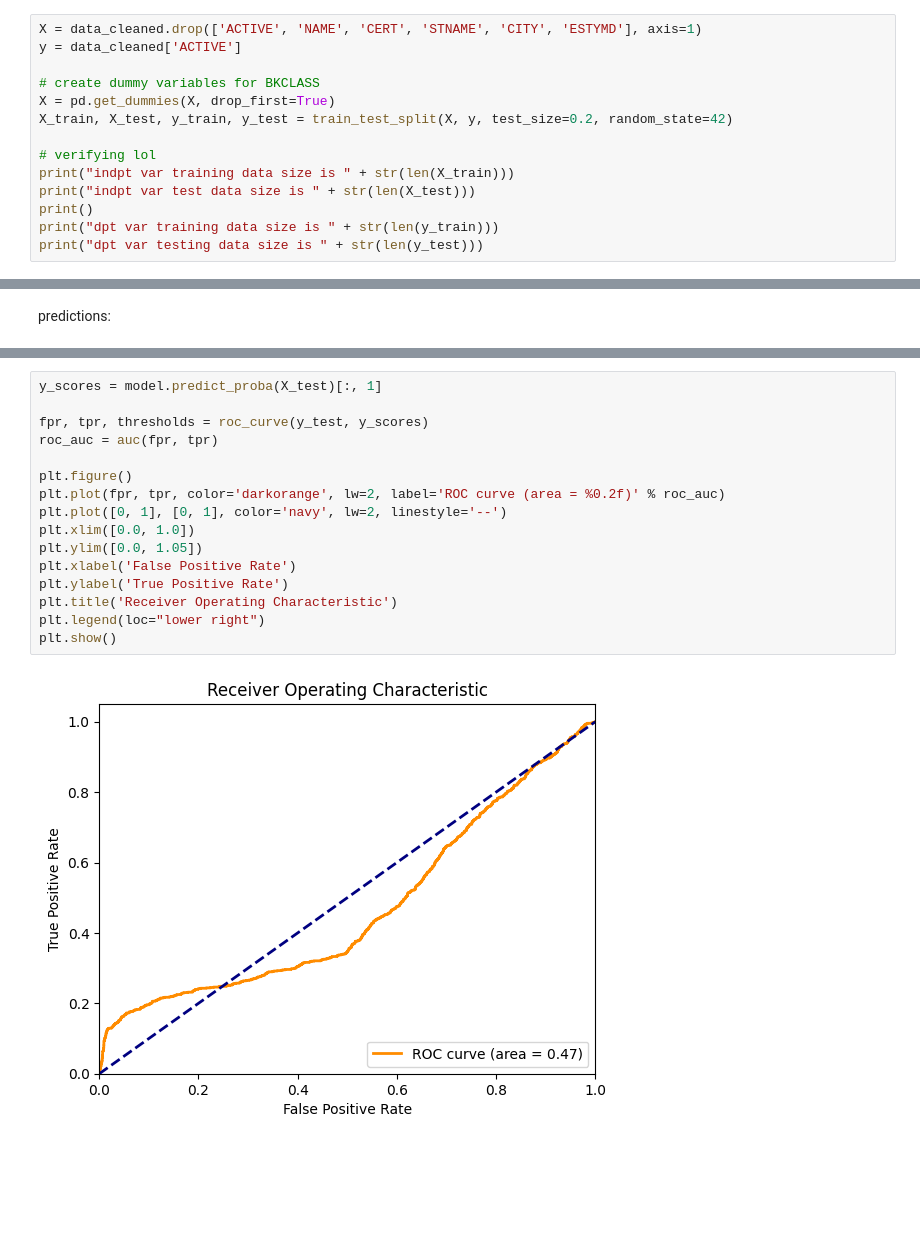
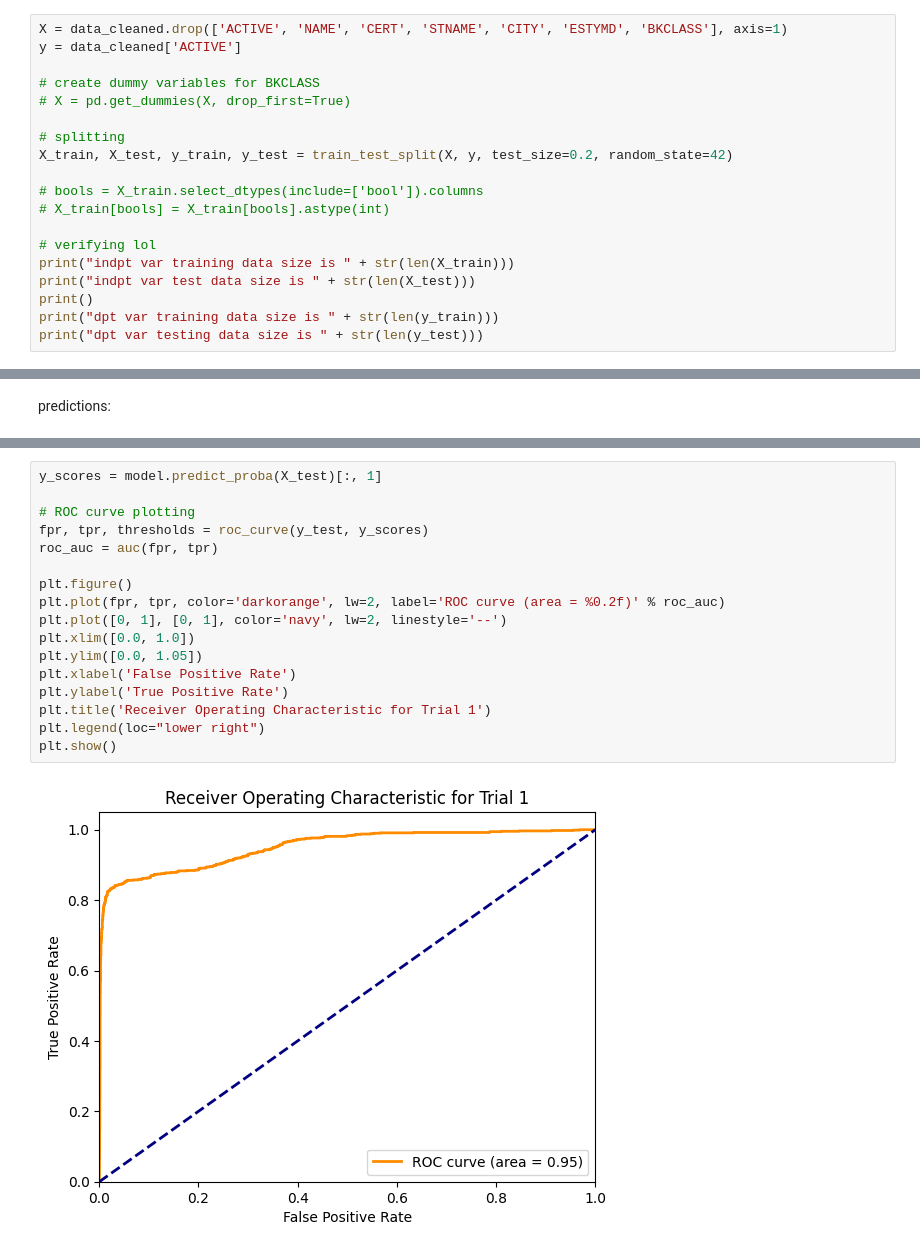
Before and after one commit to layadang/cs-365-bank-failures, a Jupyter notebook: main.ipynb, the cells around one changed output, grey strips where cells are left out. Drawn from its saved outputs; the diff is of its cells as text; blank space fills up the shorter version.

Commit message:
improved model after dropping bkclass

```diff
--- a/main.ipynb
+++ b/main.ipynb
@@ -115,12 +113,17 @@ graph2 = data_drop_asset.plot.scatter(x="NETINC", y="ASSET", c=colors_new)
 # %% [markdown]
 Set X independent variables and y dependent variable, create test and train sets:
 # %%
-X = data_cleaned.drop(['ACTIVE', 'NAME', 'CERT', 'STNAME', 'CITY', 'ESTYMD'], axis=1)
+X = data_cleaned.drop(['ACTIVE', 'NAME', 'CERT', 'STNAME', 'CITY', 'ESTYMD', 'BKCLASS'], axis=1)
 y = data_cleaned['ACTIVE']
 
 # create dummy variables for BKCLASS
-X = pd.get_dummies(X, drop_first=True)
+# X = pd.get_dummies(X, drop_first=True)
+
+# splitting
 X_train, X_test, y_train, y_test = train_test_split(X, y, test_size=0.2, random_state=42)
+
+# bools = X_train.select_dtypes(include=['bool']).columns
+# X_train[bools] = X_train[bools].astype(int)
 
 # verifying lol
 print("indpt var training data size is " + str(len(X_train)))
@@ -163,18 +179,19 @@ Confusion Matrix:
 # %%
 y_scores = model.predict_proba(X_test)[:, 1]
 
+# ROC curve plotting
 fpr, tpr, thresholds = roc_curve(y_test, y_scores)
 roc_auc = auc(fpr, tpr)
 
 plt.figure()
 plt.plot(fpr, tpr, color='darkorange', lw=2, label='ROC curve (area = %0.2f)' % roc_auc)
 plt.plot([0, 1], [0, 1], color='navy', lw=2, linestyle='--')
 plt.xlim([0.0, 1.0])
 plt.ylim([0.0, 1.05])
 plt.xlabel('False Positive Rate')
 plt.ylabel('True Positive Rate')
-plt.title('Receiver Operating Characteristic')
+plt.title('Receiver Operating Characteristic for Trial 1')
 plt.legend(loc="lower right")
 plt.show()
 # %% [output]
-[figure, old version]
+[figure, new version]
```
Also changed, not shown: parts of 3 cells of this notebook.
